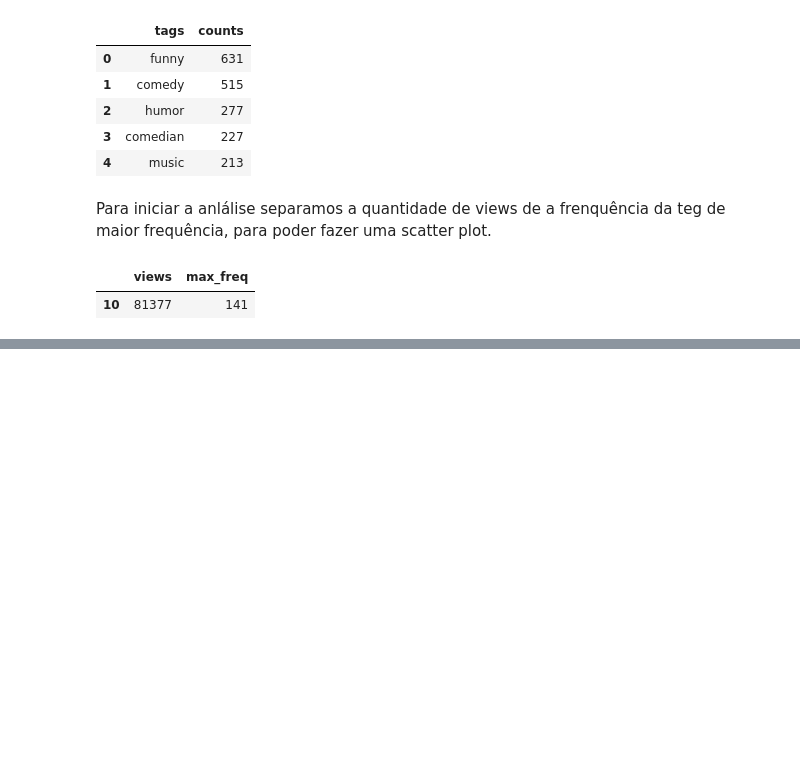
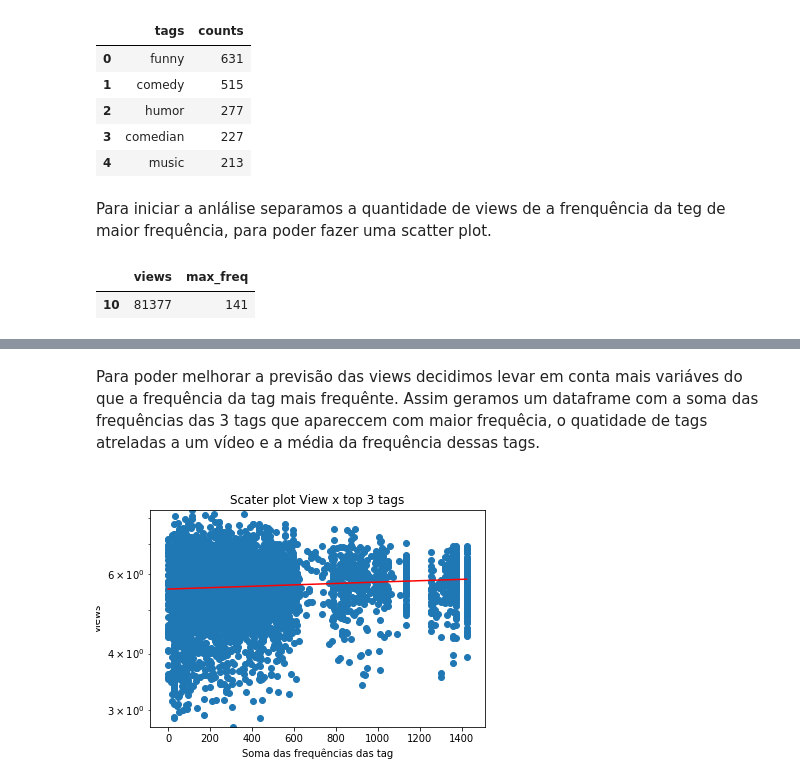
Before and after one commit to victorniubo/cdados_dp, a Jupyter notebook: P3/Comentários.ipynb, the cells around one changed output, grey strips where cells are left out. Cells and saved outputs as stored; diff of their text form; code cells hidden in the pictures; blank space fills up the shorter version.

```diff
--- a/P3/Comentários.ipynb
+++ b/P3/Comentários.ipynb
@@ -15,3 +31,9 @@ import matplotlib.pyplot as plt
+# %%
+plot1 = Image.open('img/Scater plot View x Tag.png')
+plot2 = Image.open('img/Scater plot View x top 3 tags.png')
+plot3 = Image.open('img/Scater plot Quantidade de Views por Tags.png')
+plot4 = Image.open('img/Scater plot Quantidade de Views por média das frequências das Tags.png')
+plot5 = Image.open('img/Boxplots.png')
 # %%
 you_data.head(1)
 # %% [output]
@@ -63,0 +91,6 @@ plot1
+# %% [markdown]
+Para poder melhorar a previsão das views decidimos levar em conta mais variáves do que a frequência da tag mais frequênte. Assim geramos um dataframe com a soma das frequências das 3 tags que apareccem com maior frequêcia, o quatidade de tags atreladas a um vídeo e a média da frequência dessas tags.
+# %%
+plot2
+# %% [output]
+[figure, added]
```
Also changed, not shown: parts of 30 cells of this notebook, 1 other file.
